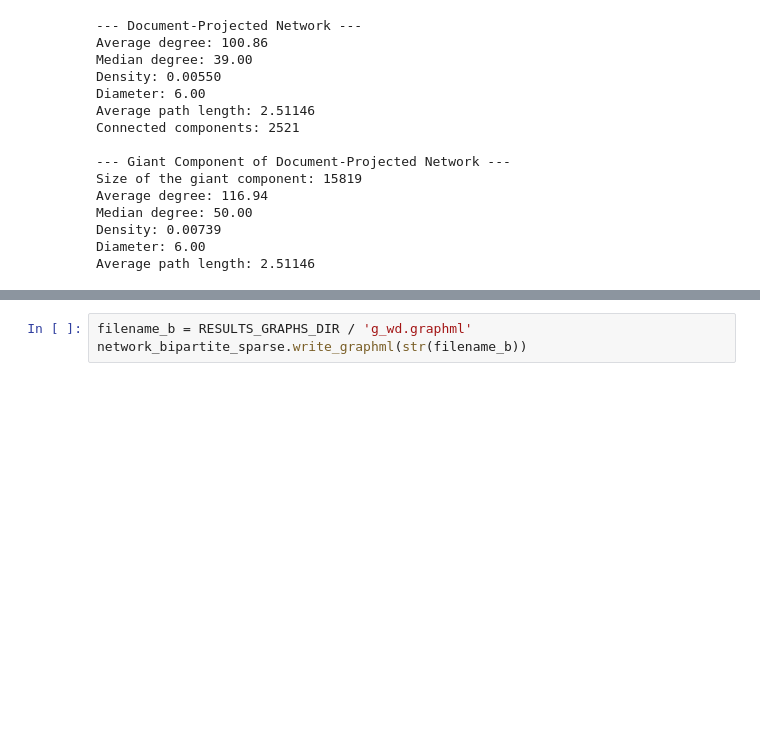
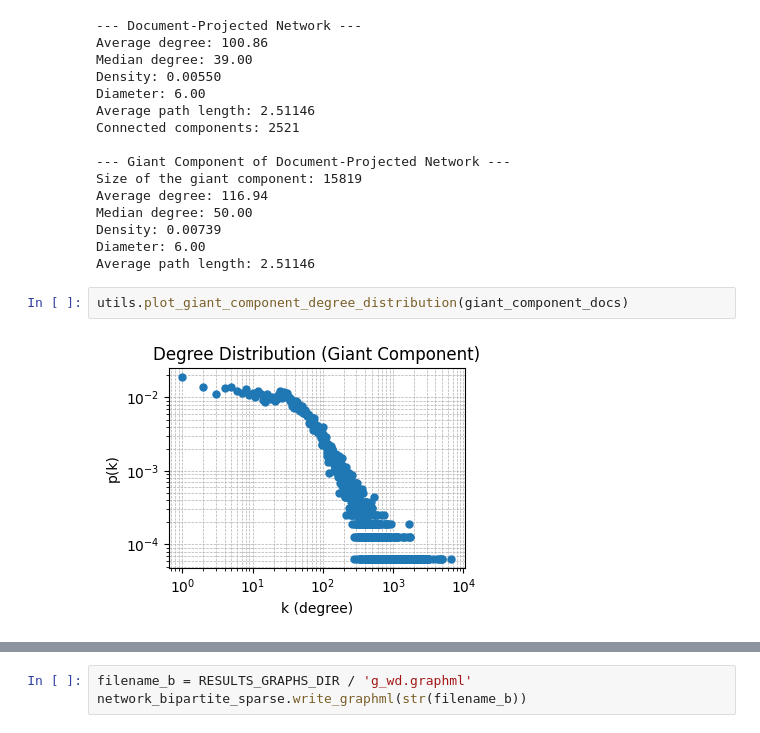
Before and after one commit to mikaelpoli/after-the-vote-network, a Jupyter notebook: build_network.ipynb, the cells around one changed output, grey strips where cells are left out. Cells and saved outputs as stored; diff of their text form; blank space fills up the shorter version.

Commit message:
Updated plots

```diff
--- a/build_network.ipynb
+++ b/build_network.ipynb
@@ -403,3 +404,7 @@ Median degree: 50.00
 Density: 0.00739
 Diameter: 6.00
 Average path length: 2.51146
+# %%
+utils.plot_giant_component_degree_distribution(giant_component_docs)
+# %% [output]
+[figure, added]
```
Also changed, not shown: parts of 6 cells of this notebook.
